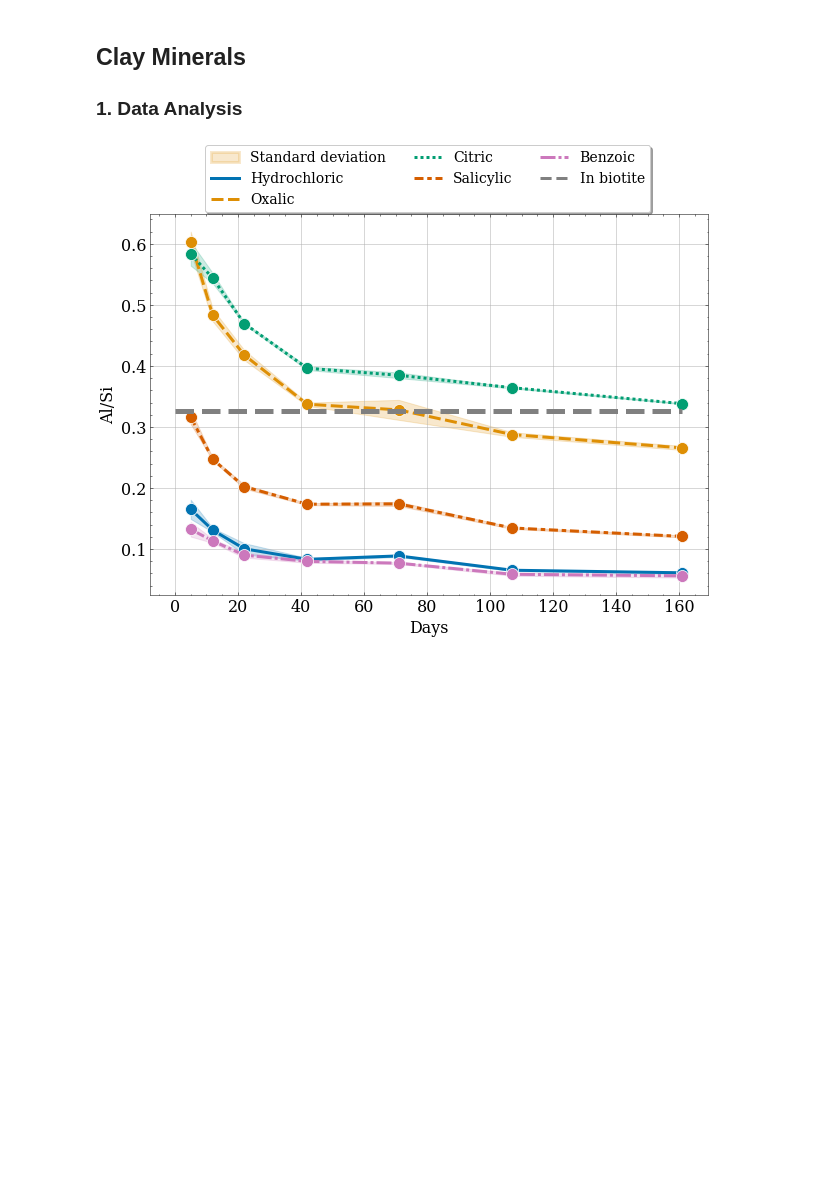
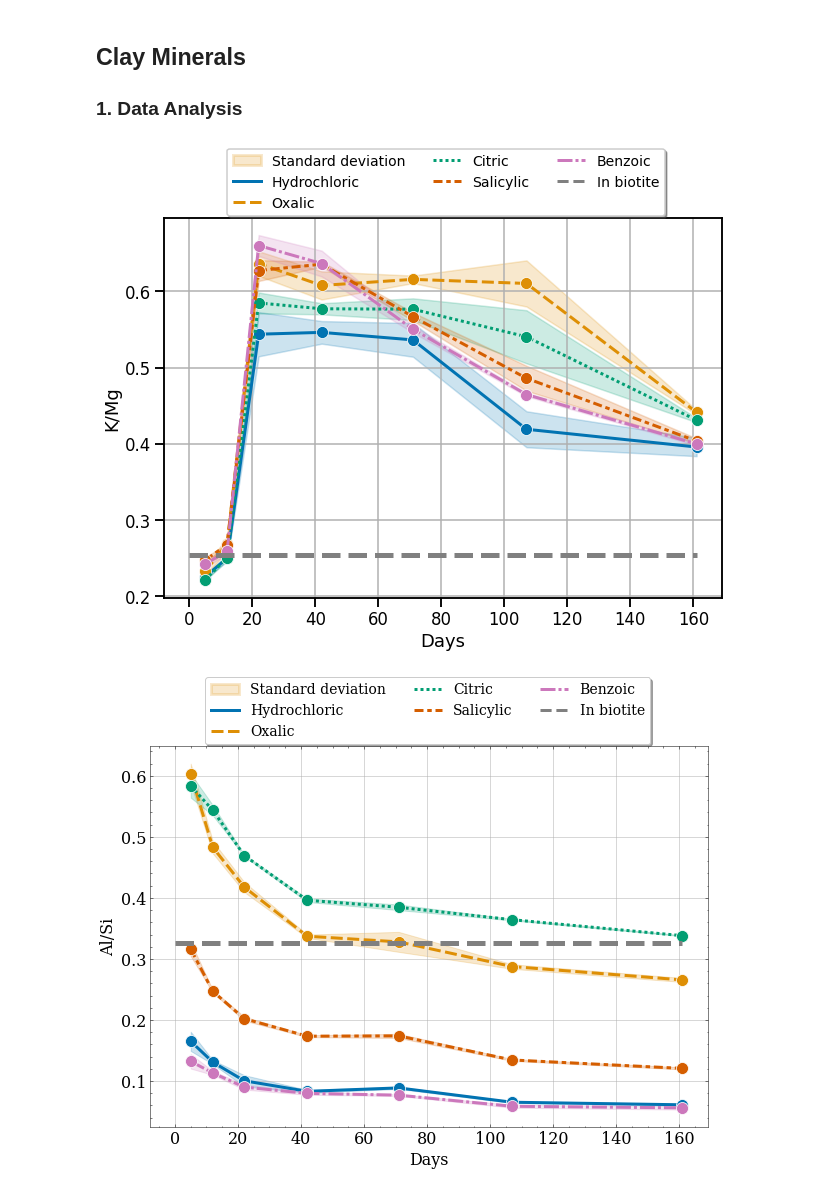
Before and after one commit to mishagrol/clay_minerals, a Jupyter notebook: notebooks/DataAnalysis.ipynb, the cells around one changed output. Cells and saved outputs as stored; diff of their text form; code cells hidden in the pictures; blank space fills up the shorter version.

```diff
--- a/notebooks/DataAnalysis.ipynb
+++ b/notebooks/DataAnalysis.ipynb
@@ -33,10 +33,11 @@ def removeNoize(x: float,
     return x - select.values[0]
 # %%
 # use science style
-plt.style.use(['science', 'no-latex'])
+# plt.style.use(['science', 'no-latex'])
 
 sns.set_palette('colorblind')
-plt.rcParams.update({'font.size':16})
+sns.set_context('talk')
+# plt.rcParams.update({'font.size':16})
 # %%
 # start = dt.datetime(year=2022, month=1, day=26)
 # end = dt.datetime(year=2022, month=3, day=21)
@@ -79,6 +81,44 @@ base_concetration = {"ratio_Mg_to_Si": 2.64/3.04,
 # %%
 for element in ['Al', 'Ca', 'Fe', 'K', 'Mg']:
     df.loc[:, f'ratio_{element}_to_Si'] = df[element]/df['Si']
+# %%
+folder = '../plots/acids_elements/'
+df.loc[:, f'ratio_K_to_Mg'] = df['K']/df['Mg']
+fig, ax = plt.subplots(1,1, figsize=(10,7))
+sns.lineplot(x='days',
+             y='ratio_K_to_Mg',
+             marker='o',
+             markersize=12,
+             data=df,
+             errorbar='sd',
+             estimator='mean',
+             style = 'parameter',
+             linewidth = 3,
+             hue='parameter',
+             ax=ax
+            )
+ax.grid()
+ax.collections[1].set_label('Standard deviation')
+ax.hlines(y=base_concetration['ratio_K_to_Mg'], xmin=0, xmax=161,
+          linestyles='dashed',
+          label = 'In biotite',
+         linewidth=5,
+         color='grey', )
+leg=ax.legend(frameon=True,
+           bbox_to_anchor=(0.91, 1.2),
+           fontsize=14,
+           ncol=3,
+           shadow=True,)
+# naming = element.split('_')[1] + '/' + element.split('_')[3]
+ax.set_ylabel('K/Mg')
+ax.set_xlabel('Days')
+for i in leg.legendHandles:
+    i.set_linewidth(3)
+fname = os.path.join(folder, 'K_ratio_Mg'+'.png')
+# plt.savefig(fname,  dpi=300)
+plt.show()
+# %% [output]
+[figure, added]
 # %%
 
 
```
Also changed, not shown: parts of 3 cells of this notebook.
